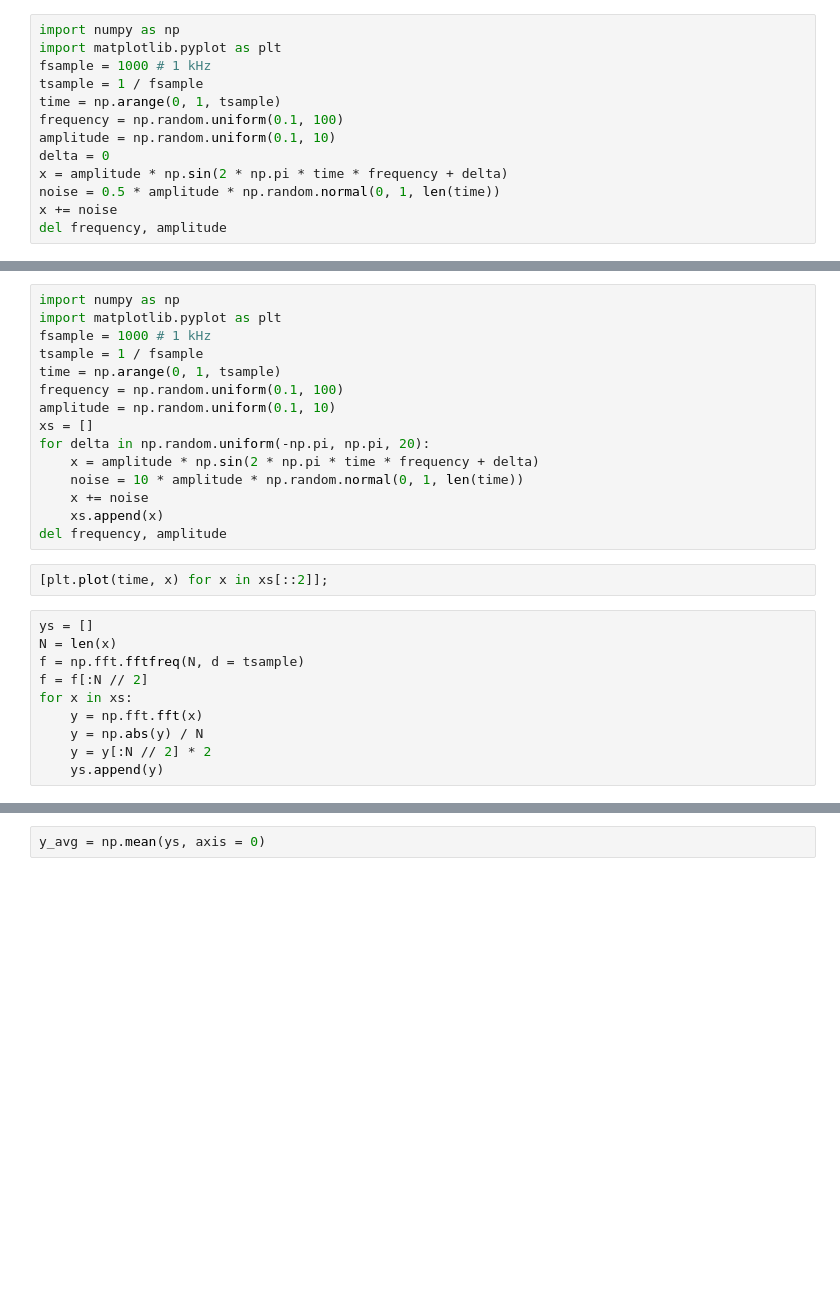
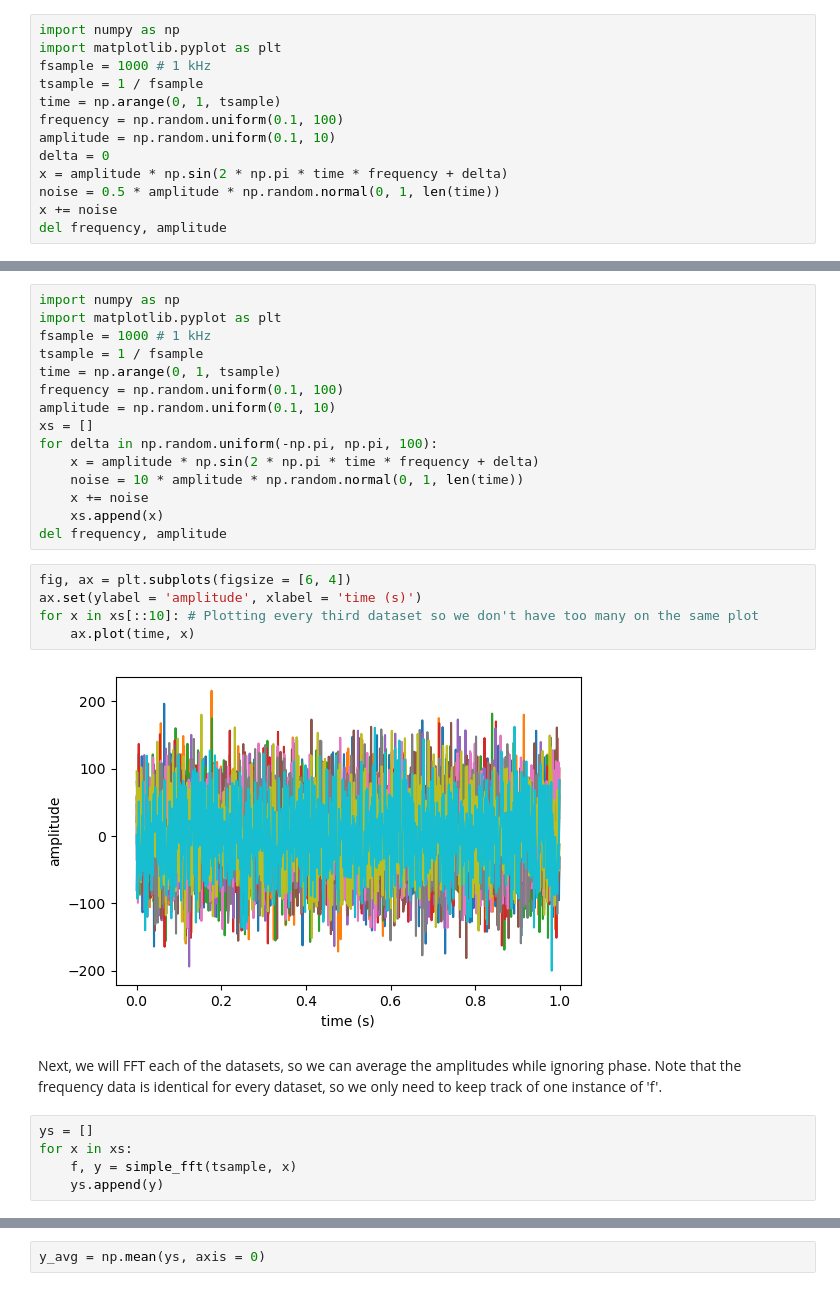
Before and after one commit to loganfoote/sagi, a Jupyter notebook: lessons/instrument_control/lesson6/fft_sampling.ipynb, the cells around one changed output, grey strips where cells are left out. Saved outputs shown, nothing was run; the diff lists cells and outputs as text; blank space fills up the shorter version.

```diff
--- a/lessons/instrument_control/lesson6/fft_sampling.ipynb
+++ b/lessons/instrument_control/lesson6/fft_sampling.ipynb
@@ -40,21 +66,23 @@ time = np.arange(0, 1, tsample)
 frequency = np.random.uniform(0.1, 100)
 amplitude = np.random.uniform(0.1, 10)
 xs = []
-for delta in np.random.uniform(-np.pi, np.pi, 20):
+for delta in np.random.uniform(-np.pi, np.pi, 100):
     x = amplitude * np.sin(2 * np.pi * time * frequency + delta)
     noise = 10 * amplitude * np.random.normal(0, 1, len(time))
     x += noise
     xs.append(x)
 del frequency, amplitude
 # %%
-[plt.plot(time, x) for x in xs[::2]];
+fig, ax = plt.subplots(figsize = [6, 4])
+ax.set(ylabel = 'amplitude', xlabel = 'time (s)')
+for x in xs[::10]: # Plotting every third dataset so we don't have too many on the same plot
+    ax.plot(time, x)
+# %% [output]
+[figure, added]
+# %% [markdown]
+Next, we will FFT each of the datasets, so we can average the amplitudes while ignoring phase. Note that the frequency data is identical for every dataset, so we only need to keep track of one instance of 'f'.
 # %%
 ys = []
-N = len(x)
-f = np.fft.fftfreq(N, d = tsample)
-f = f[:N // 2]
 for x in xs:
-    y = np.fft.fft(x)
-    y = np.abs(y) / N
-    y = y[:N // 2] * 2
+    f, y = simple_fft(tsample, x)
     ys.append(y)
```
Also changed, not shown: parts of 12 cells of this notebook, 11 other files.
